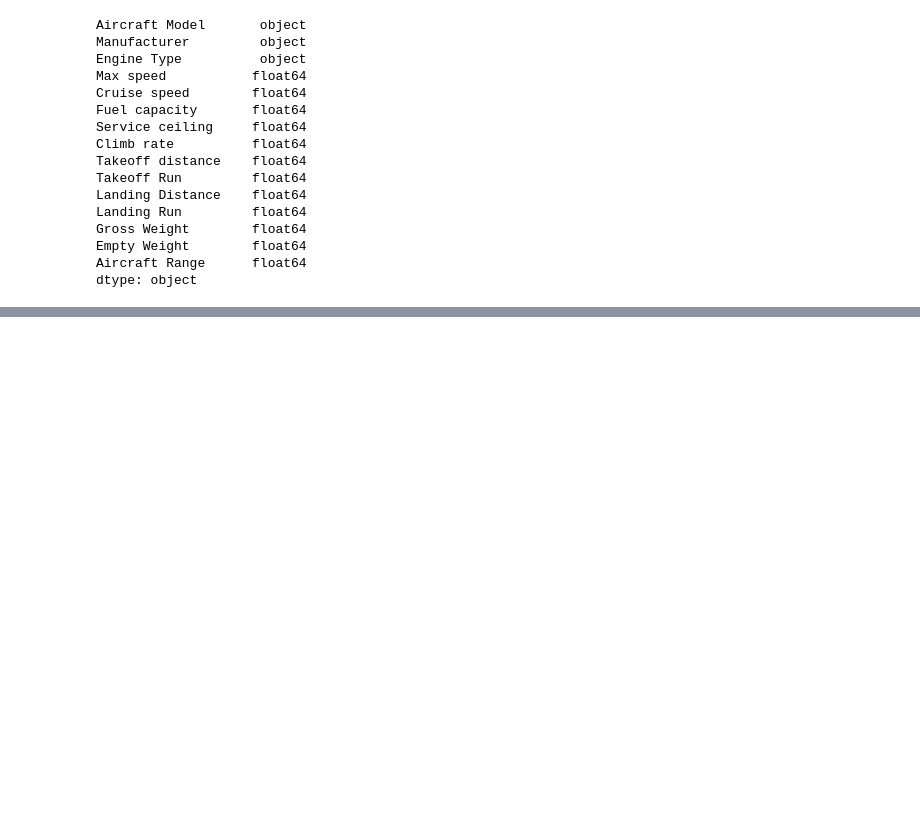
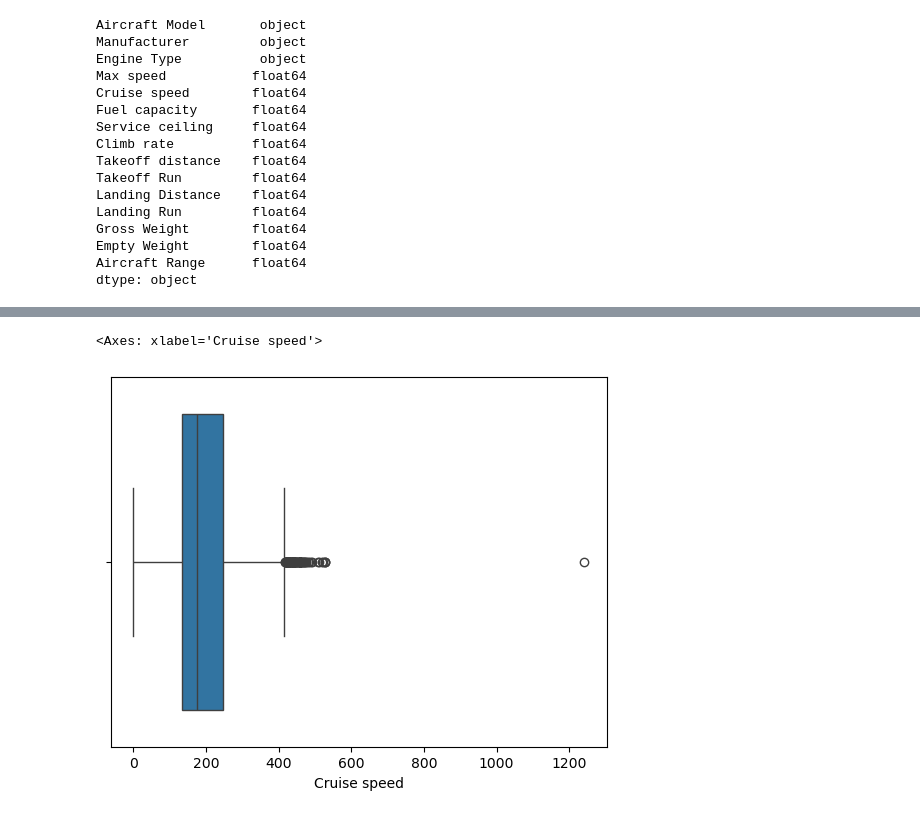
Before and after one commit to Malavikajaganathann/Python-Projects, a Jupyter notebook: Aircraft project.ipynb, the cells around one changed output, grey strips where cells are left out. Saved outputs shown, nothing was run; the diff lists cells and outputs as text; code cells hidden in the pictures; blank space fills up the shorter version.

```diff
--- a/Aircraft project.ipynb
+++ b/Aircraft project.ipynb
@@ -447,0 +283,5 @@ dtype: int64
+# %%
+sns.boxplot(x="Cruise speed",data=df)
+# %% [output]
+<Axes: xlabel='Cruise speed'>
+[figure, added]
```
Also changed, not shown: parts of 74 cells of this notebook.
